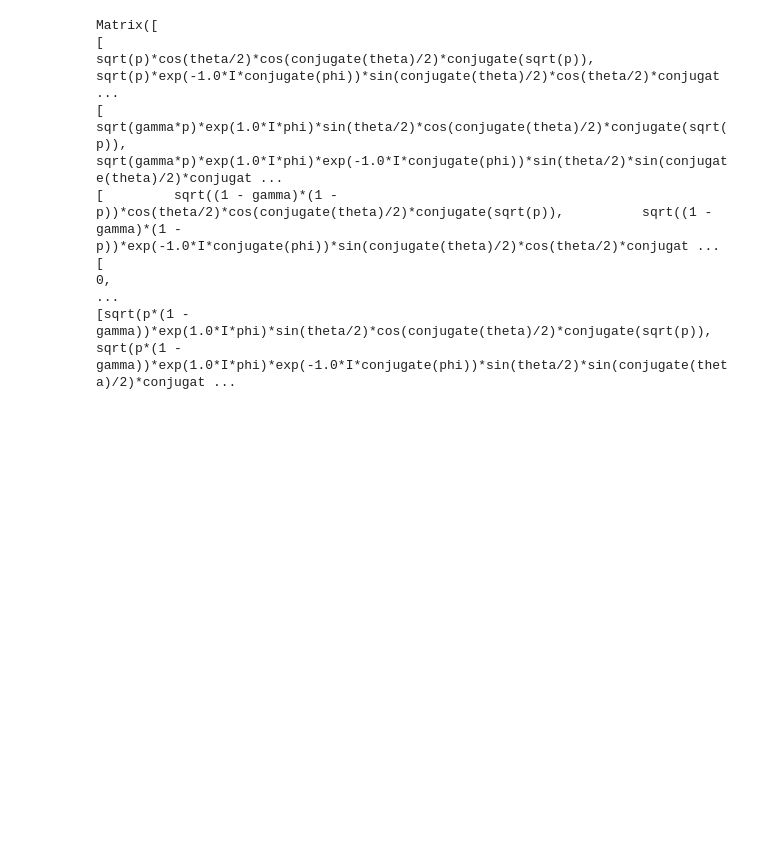
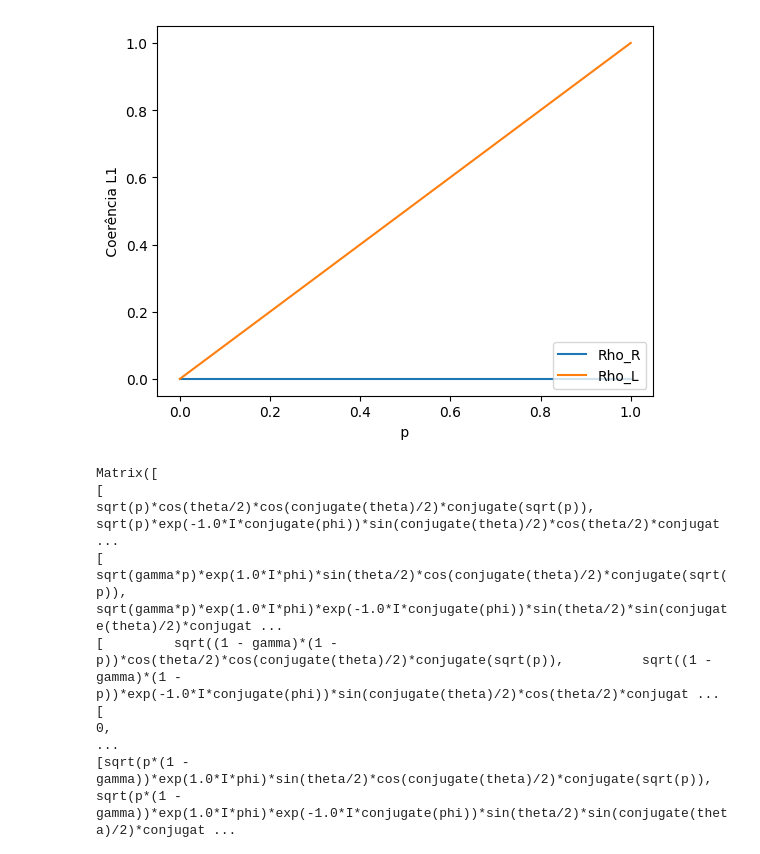
Before and after one commit to SchultzVV/Runtime-qiskit, a Jupyter notebook: theoric/GAD.ipynb, the cells around one changed output. Drawn from its saved outputs; the diff is of its cells as text; code cells hidden in the pictures; blank space fills up the shorter version.

```diff
--- a/theoric/GAD.ipynb
+++ b/theoric/GAD.ipynb
@@ -1,3 +82,33 @@
+# %%
+from numpy import linspace
+import matplotlib.pyplot as plt
+
+# theoric plot
+#def plot_test(rho):
+
+list_gamma = linspace(0,1,10)
+list_gamma = [0]
+list_p = linspace(0,1,10)
+coerencias_R = []
+coerencias_L = []
+#for g in list_gamma:
+for p in list_p:
+    rho = state_generalized_amplitude_damping(pi/2, 0, p, 1)
+
+    rhoA_R = pTraceR_num(2,2,rho)
+    rhoA_L = pTraceL_num(2,2,rho)
+    cA_R = coh_l1(rhoA_R)
+    cA_L = coh_l1(rhoA_L)
+    coerencias_R.append(cA_R)
+    coerencias_L.append(cA_L)
+plt.plot(list_p,coerencias_R,label='Rho_R')
+plt.plot(list_p,coerencias_L,label='Rho_L')
+plt.xlabel(' p ')
+plt.ylabel(' Coerência L1 ')
+plt.legend(loc=4)
+plt.show()
+# %% [output]
+[figure, added]
 # %%
 from sympy.physics.quantum import TensorProduct,Dagger
 from sympy import Symbol
```
Also changed, not shown: parts of 2 cells of this notebook, 11 other files.
